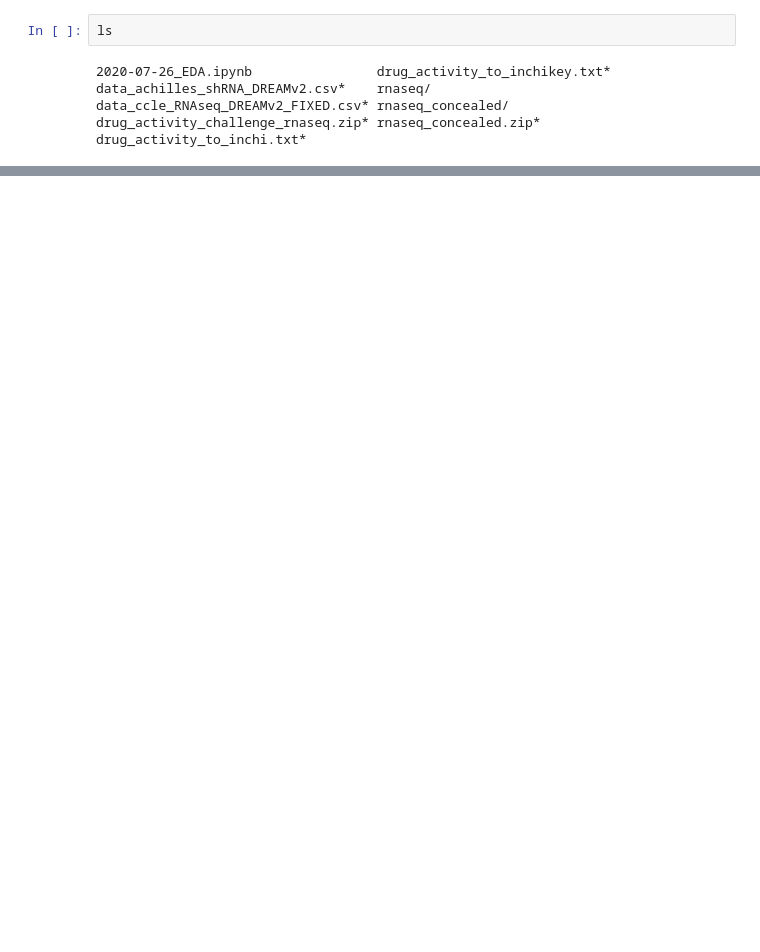
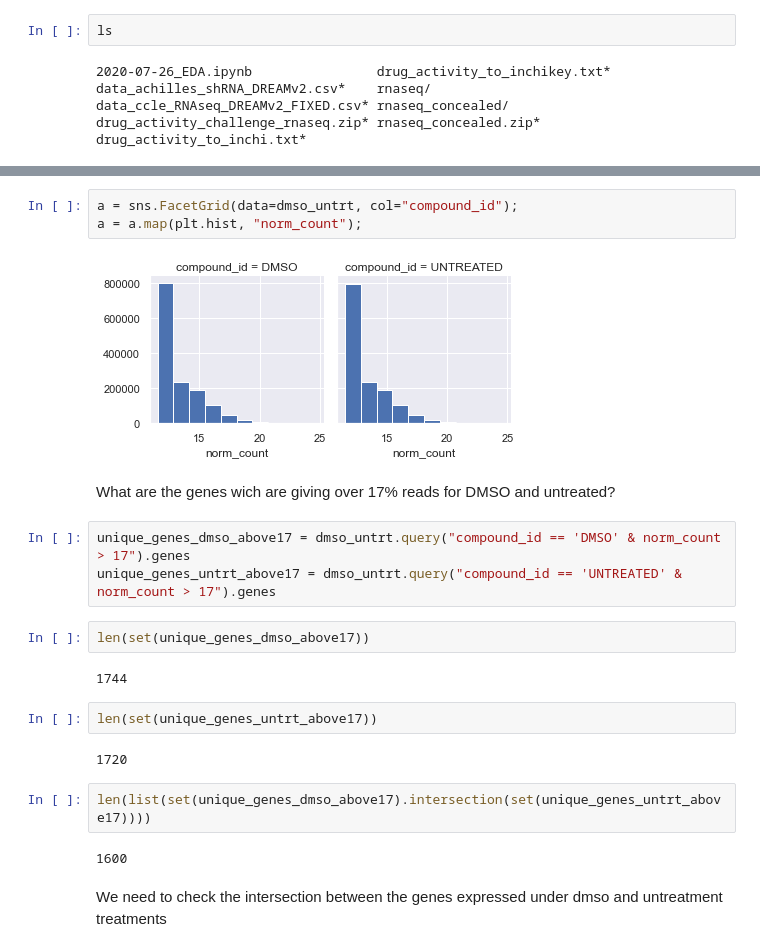
Before and after one commit to Karihizombo2016/CTD-squared-Pancancer-Chemosensitivity-DREAM-Challenge, a Jupyter notebook: 01_Raw_Data/2020-07-26_EDA.ipynb, the cells around one changed output, grey strips where cells are left out. Saved outputs shown, nothing was run; the diff lists cells and outputs as text; blank space fills up the shorter version.

```diff
--- a/01_Raw_Data/2020-07-26_EDA.ipynb
+++ b/01_Raw_Data/2020-07-26_EDA.ipynb
@@ -80,0 +455,25 @@ drug_activity_to_inchi.txt*
+# %%
+a = sns.FacetGrid(data=dmso_untrt, col="compound_id");
+a = a.map(plt.hist, "norm_count");
+# %% [output]
+[figure, added]
+# %% [markdown]
+What are the genes wich are giving over 17% reads for DMSO and untreated?
+# %%
+unique_genes_dmso_above17 = dmso_untrt.query("compound_id == 'DMSO' & norm_count > 17").genes
+unique_genes_untrt_above17 = dmso_untrt.query("compound_id == 'UNTREATED' & norm_count > 17").genes
+# %%
+len(set(unique_genes_dmso_above17))
+# %% [output]
+1744
+# %%
+len(set(unique_genes_untrt_above17))
+# %% [output]
+1720
+# %%
+len(list(set(unique_genes_dmso_above17).intersection(set(unique_genes_untrt_above17))))
+# %% [output]
+1600
+# %% [markdown]
+We need to check the intersection between the genes expressed under dmso
+and untreatment treatments
```
Also changed, not shown: parts of 69 cells of this notebook.
